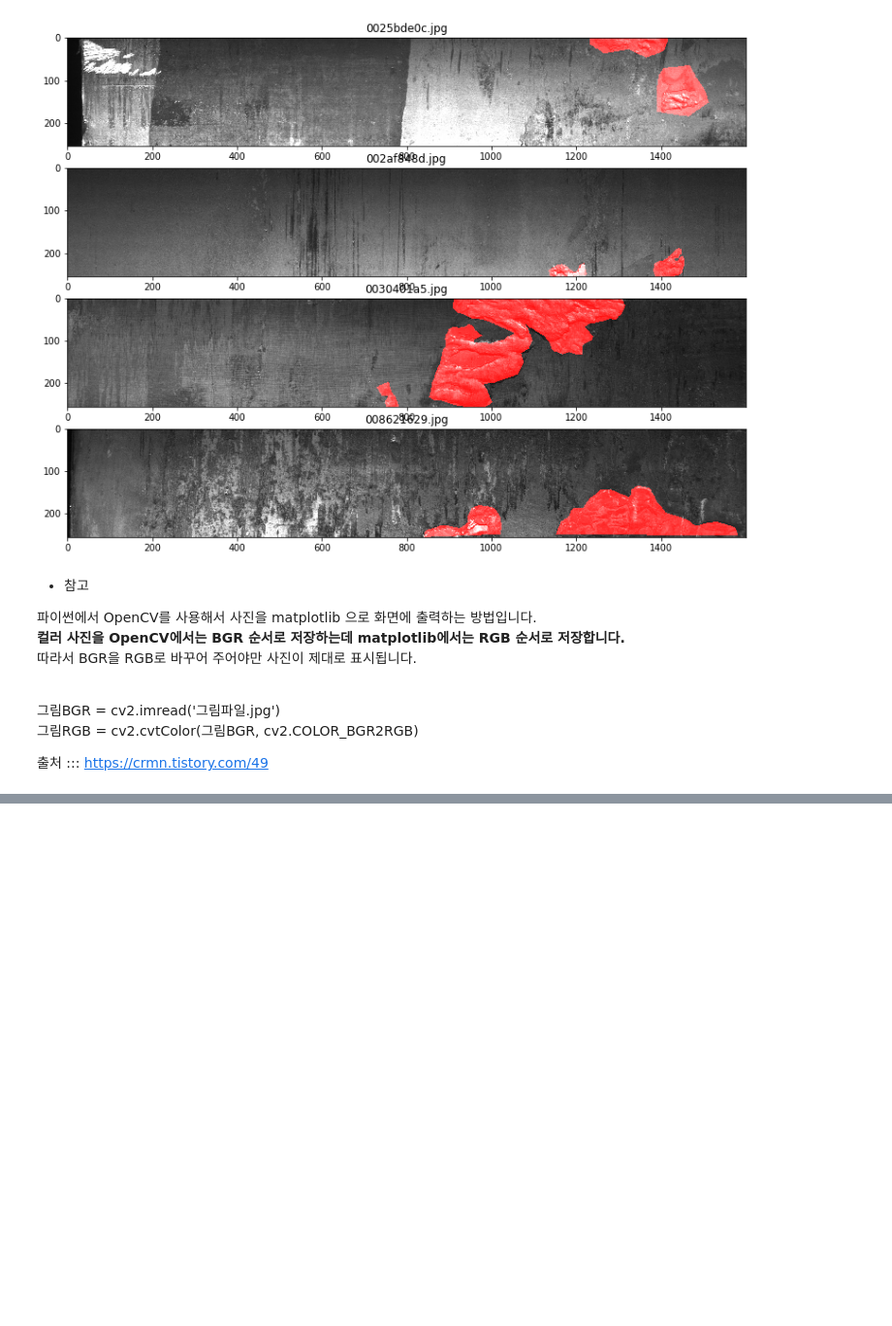
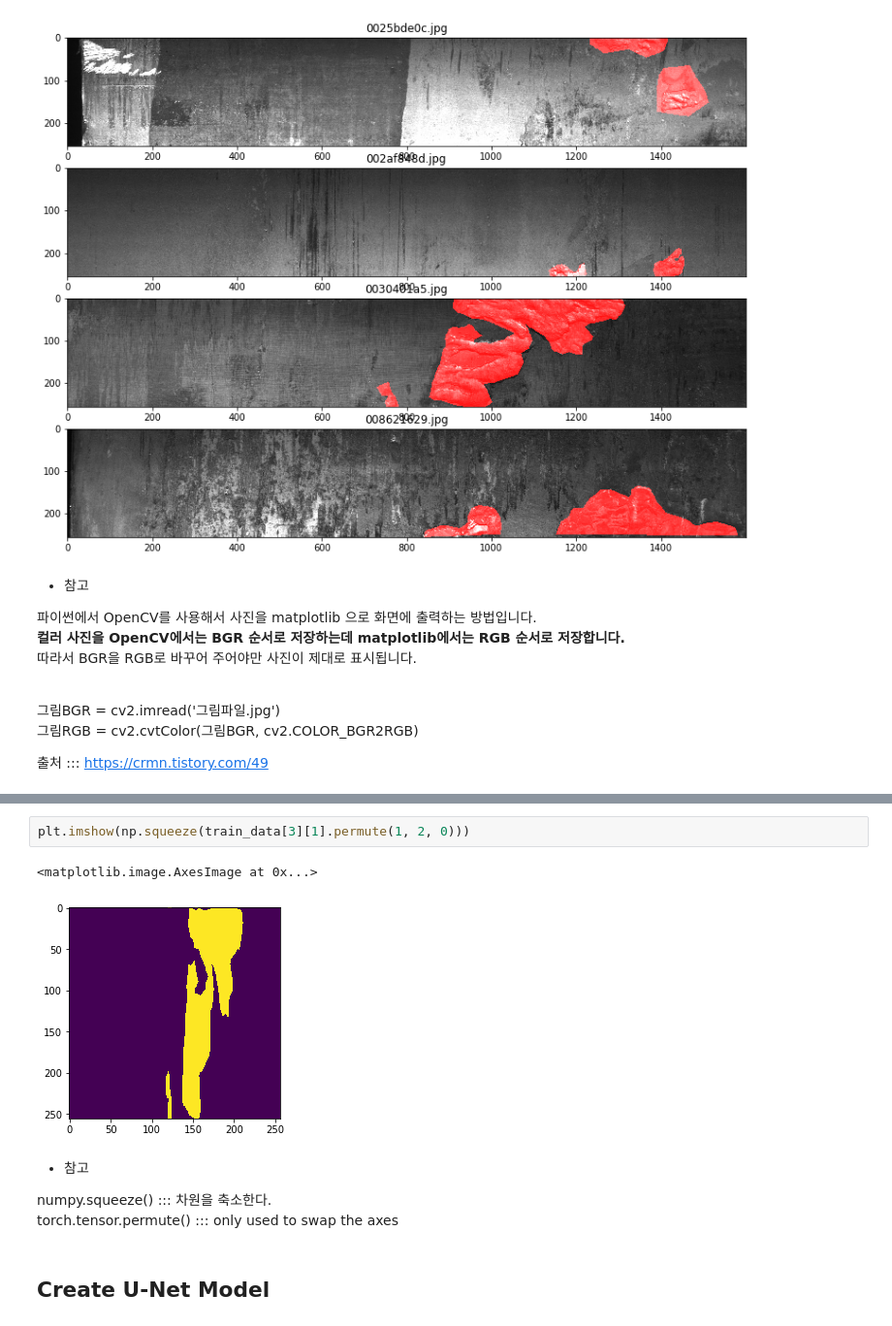
Before and after one commit to Asphalt93/dmqa_study, a Jupyter notebook: dmqa_pytorch/2019_kaggle/01_Steel Defect Detection/refer_PyTorch Starter (UNet ResNet).ipynb, the cells around one changed output, grey strips where cells are left out. Shown at 97% size. Saved outputs shown, nothing was run; the diff lists cells and outputs as text; blank space fills up the shorter version.

```diff
--- a/dmqa_pytorch/2019_kaggle/01_Steel Defect Detection/refer_PyTorch Starter (UNet ResNet).ipynb
+++ b/dmqa_pytorch/2019_kaggle/01_Steel Defect Detection/refer_PyTorch Starter (UNet ResNet).ipynb
@@ -158,0 +187,12 @@ class ImageData(Dataset):
+# %%
+plt.imshow(np.squeeze(train_data[3][1].permute(1, 2, 0)))
+# %% [output]
+<matplotlib.image.AxesImage at 0x...>
+[figure, added]
+# %% [markdown]
+* 참고
+
+numpy.squeeze() ::: 차원을 축소한다.<br>
+torch.tensor.permute() ::: only used to swap the axes
+# %% [markdown]
+## Create U-Net Model
```
Also changed, not shown: parts of 7 cells of this notebook.
